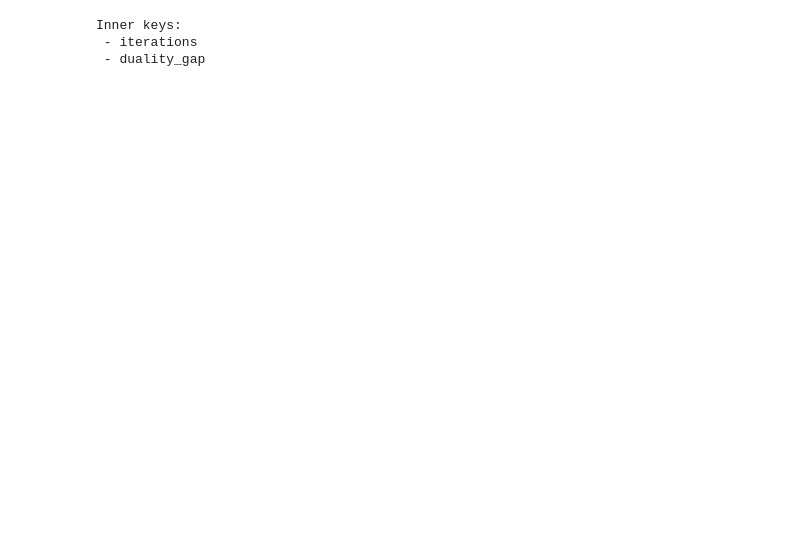
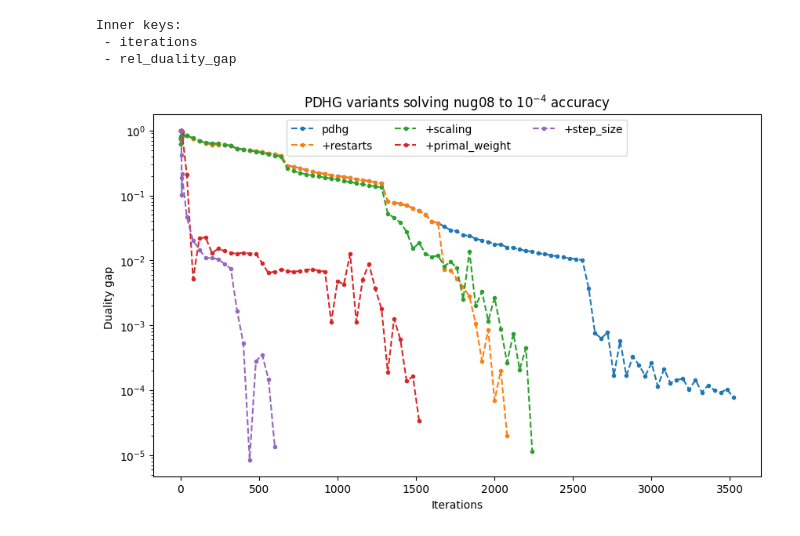
Before and after one commit to TheodorAT/MasterThesis, a Jupyter notebook: scripts/plot_convergences.ipynb, the cells around one changed output. Drawn from its saved outputs; the diff is of its cells as text; code cells hidden in the pictures; blank space fills up the shorter version.

```diff
--- a/scripts/plot_convergences.ipynb
+++ b/scripts/plot_convergences.ipynb
@@ -24,8 +24,30 @@ for file in plot_info_files:
 
 print("Inner keys:")
 print(" - iterations")
-print(" - duality_gap")
+print(" - rel_duality_gap")
 # %% [output]
 Inner keys:
  - iterations
- - duality_gap
+ - rel_duality_gap
+# %%
+# Plotting the baseline convergence results for accuracy=1e-4
+solve_pdhg = all_plot_info["nug08-3rd_baseline_pdhg_1e-4"]
+solve_pdhg_restarts = all_plot_info["nug08-3rd_baseline_+restarts_1e-4"]
+solve_pdhg_scaling = all_plot_info["nug08-3rd_baseline_+scaling_1e-4"]
+solve_pdhg_primal_weight = all_plot_info["nug08-3rd_baseline_+primal_weight_1e-4"]
+solve_pdhg_step_size = all_plot_info["nug08-3rd_baseline_+step_size_1e-4"]
+
+plt.figure(figsize=(10, 6))
+plt.plot(solve_pdhg["iterations"][1:], solve_pdhg["rel_duality_gap"][1:], ".--", label="pdhg")
+plt.plot(solve_pdhg_restarts["iterations"][1:], solve_pdhg_restarts["rel_duality_gap"][1:], ".--", label="+restarts")
+plt.plot(solve_pdhg_scaling["iterations"][1:], solve_pdhg_scaling["rel_duality_gap"][1:], ".--", label="+scaling")
+plt.plot(solve_pdhg_primal_weight["iterations"][1:], solve_pdhg_primal_weight["rel_duality_gap"][1:], ".--", label="+primal_weight")
+plt.plot(solve_pdhg_step_size["iterations"][1:], solve_pdhg_step_size["rel_duality_gap"][1:], ".--", label="+step_size")
+
+plt.xlabel("Iterations")
+plt.ylabel("Duality gap ")
+plt.yscale('log')
+plt.title("PDHG variants solving nug08 to $10^{-4}$ accuracy")
+plt.legend(loc="upper center", ncol=3);
+# %% [output]
+[figure, added]
```
Also changed, not shown: parts of 5 cells of this notebook, 4 other files.
